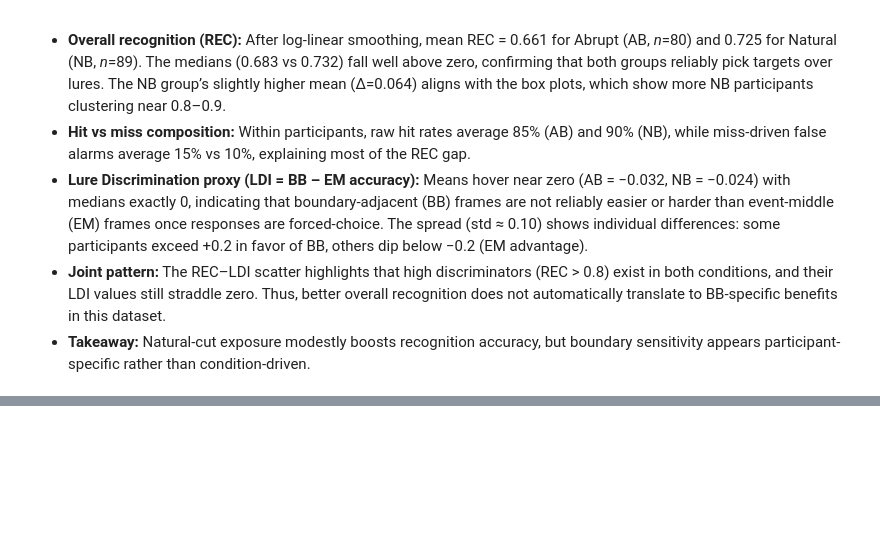
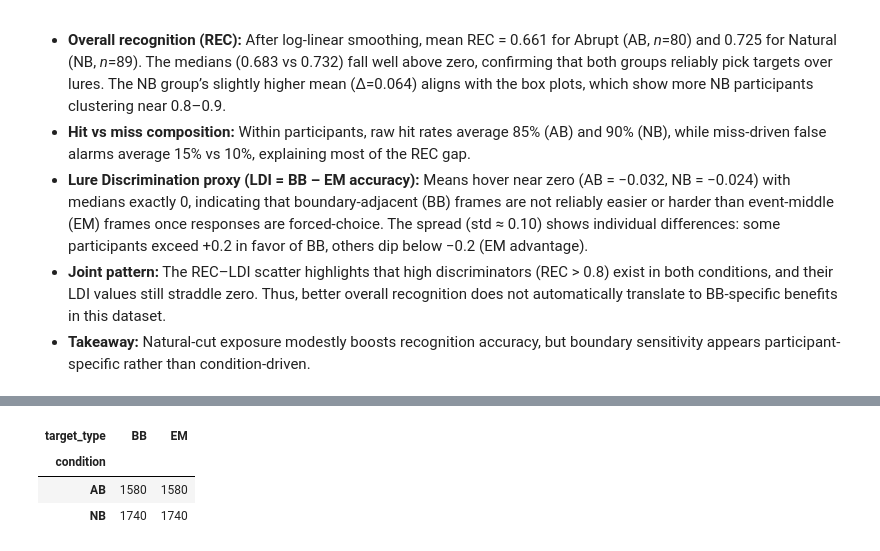
Before and after one commit to KartikVij2302/Movie-Memory-Analysis, a Jupyter notebook: visualisation.ipynb, the cells around one changed output, grey strips where cells are left out. Cells and saved outputs as stored; diff of their text form; code cells hidden in the pictures; blank space fills up the shorter version.

```diff
--- a/visualisation.ipynb
+++ b/visualisation.ipynb
@@ -1144,0 +1149,82 @@ Saved 16 inline plot file(s) to: /home/yash/Public/Sem-8/BRSM/Project/Movie-Memo
+# %%
+import numpy as np
+import ast
+from scipy import stats
+
+# Build trial_metrics if it does not already exist
+if 'trial_metrics' not in globals() or trial_metrics is None or trial_metrics.empty:
+    def _find_col(candidates, df):
+        for c in candidates:
+            if c in df.columns:
+                return c
+        raise KeyError(f"Could not find any of: {candidates}")
+
+    def _ensure_scalar(value):
+        if isinstance(value, str):
+            stripped = value.strip()
+            if stripped.startswith('[') and stripped.endswith(']'):
+                try:
+                    parsed = ast.literal_eval(stripped)
+                    if isinstance(parsed, (list, tuple)):
+                        return parsed[0] if parsed else np.nan
+                    return parsed
+                except (ValueError, SyntaxError):
+                    return np.nan
+            try:
+                return float(stripped)
+            except ValueError:
+                return np.nan
+        if isinstance(value, (list, tuple)):
+            return value[0] if value else np.nan
+        return value
+
+    accuracy_col = _find_col(['recogloop.resp.corr', 'Resp.corr', 'resp.corr'], recog_data)
+    rt_source_col = _find_col(['recogloop.resp.rt', 'Resp.rt', 'resp.rt'], recog_data)
+    conf_source_col = _find_col(['recogloop.conf_radio.response', 'Conf_radio.response', 'conf_radio.response'], recog_data)
+
+    trial_metrics = (recog_data[[accuracy_col, rt_source_col, conf_source_col, 'participant_id', 'condition', 'target_type']]
+                     .rename(columns={accuracy_col: 'accuracy', rt_source_col: 'rt', conf_source_col: 'confidence'})
+                     .copy())
+    trial_metrics['accuracy'] = pd.to_numeric(trial_metrics['accuracy'], errors='coerce')
+    trial_metrics['rt'] = pd.to_numeric(trial_metrics['rt'].apply(_ensure_scalar), errors='coerce')
+    trial_metrics['confidence'] = pd.to_numeric(trial_metrics['confidence'].apply(_ensure_scalar), errors='coerce')
+    trial_metrics['condition'] = trial_metrics['condition'].str.upper()
+
+# Keep analyzable trials
+trial_metrics_clean_base = trial_metrics.dropna(subset=['participant_id', 'condition', 'target_type']).copy()
+trial_metrics_clean_base['participant_id'] = trial_metrics_clean_base['participant_id'].astype(str)
+
+# Convert RT to milliseconds robustly (if values look like seconds, multiply by 1000)
+rt_series = pd.to_numeric(trial_metrics_clean_base['rt'], errors='coerce')
+rt_median = rt_series.dropna().median()
+if pd.notna(rt_median) and rt_median < 10:
+    trial_metrics_clean_base['rt_ms'] = rt_series * 1000
+else:
+    trial_metrics_clean_base['rt_ms'] = rt_series
+
+# Participant exclusion criteria
+fast_ids = set(trial_metrics_clean_base.loc[trial_metrics_clean_base['rt_ms'] < 200, 'participant_id'])
+participant_rt_mean = trial_metrics_clean_base.groupby('participant_id')['rt_ms'].mean()
+rt_mean = participant_rt_mean.mean()
+rt_std = participant_rt_mean.std(ddof=0)
+
+if pd.notna(rt_std) and rt_std > 0:
+    rt_z = (participant_rt_mean - rt_mean) / rt_std
+    outlier_ids = set(rt_z[np.abs(rt_z) > 3].index)
+else:
+    outlier_ids = set()
+
+excluded_ids = fast_ids.union(outlier_ids)
+trial_metrics_clean = trial_metrics_clean_base[~trial_metrics_clean_base['participant_id'].isin(excluded_ids)].copy()
+
+print('--- RT Cleaning Summary ---')
+print(f'Total participants (before): {trial_metrics_clean_base["participant_id"].nunique()}')
+print(f'Excluded for any RT < 200 ms: {len(fast_ids)}')
+print(f'Excluded for participant mean RT > 3 SD: {len(outlier_ids)}')
+print(f'Total excluded participants (union): {len(excluded_ids)}')
+print(f'Remaining participants: {trial_metrics_clean["participant_id"].nunique()}')
+print(f'Remaining trials: {len(trial_metrics_clean):,}')
+
+print('\nTrials per condition × boundary after cleaning:')
+display(trial_metrics_clean.groupby(['condition', 'target_type']).size().unstack(fill_value=0))
+# %% [output]
@@ -1144,0 +1240,4 @@ Saved 16 inline plot file(s) to: /home/yash/Public/Sem-8/BRSM/Project/Movie-Memo
+| target_type | BB | EM |
+| condition |  |  |
+| AB | 1580 | 1580 |
+| NB | 1740 | 1740 |
```
Also changed, not shown: parts of 14 cells of this notebook, 7 other files.
